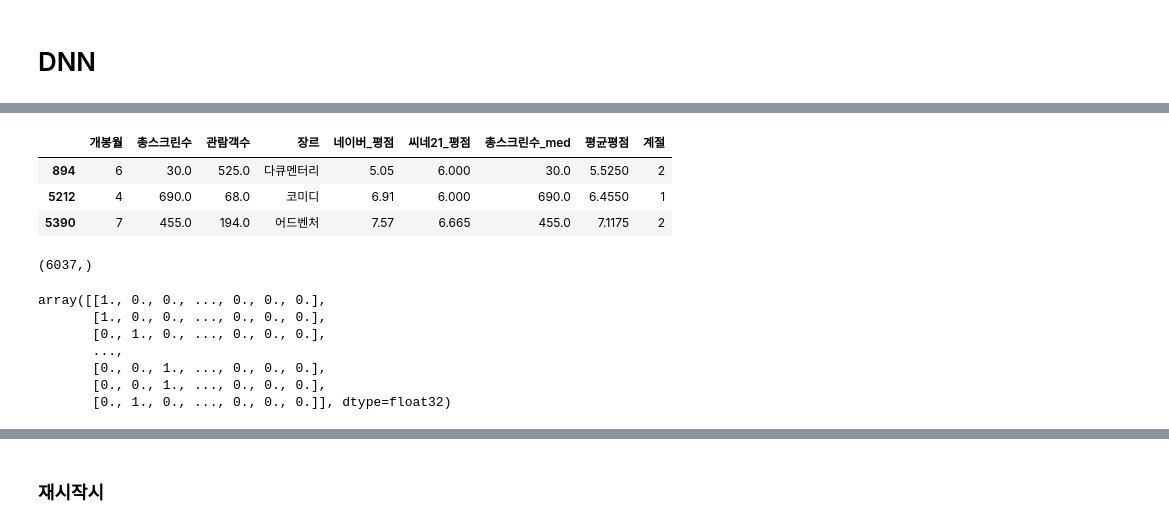
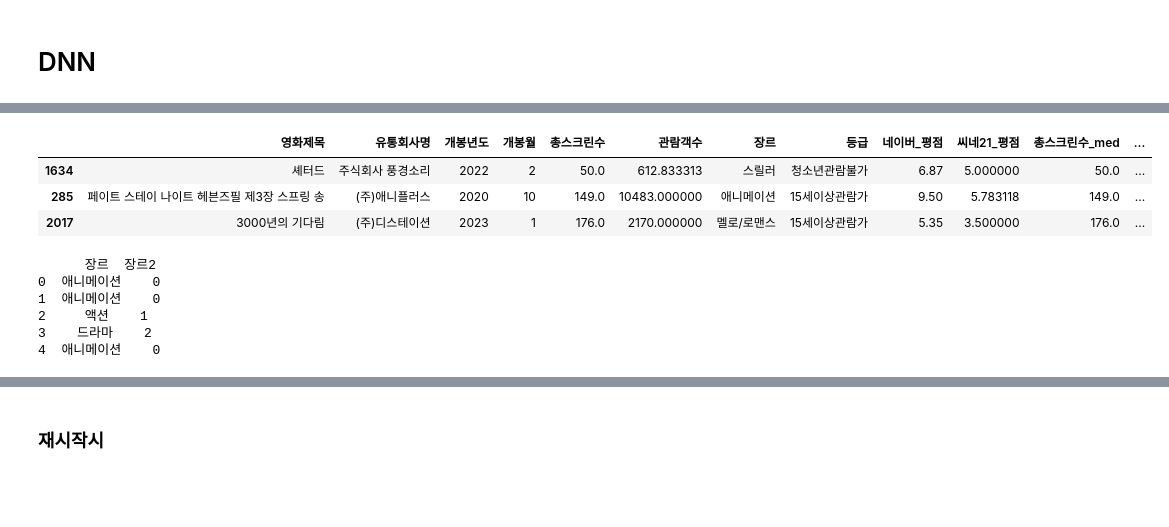
Before and after one commit to yeonhwa88/1stPersonalProject, a Jupyter notebook: movie_project.ipynb, the cells around one changed output, grey strips where cells are left out. Saved outputs shown, nothing was run; the diff lists cells and outputs as text; code cells hidden in the pictures; blank space fills up the shorter version.

```diff
--- a/movie_project.ipynb
+++ b/movie_project.ipynb
@@ -599,32 +596,23 @@ def season(month):
     else :
         return '4'
 # %%
-movies_dnn['계절'] = movies_dnn['개봉월'].apply(season)
-movies_dnn.sample(3)
+movies_mean['계절'] = movies_mean['개봉월'].apply(season)
+movies_mean.sample(3)
 # %% [output]
-|  | 개봉월 | 총스크린수 | 관람객수 | 장르 | 네이버_평점 | 씨네21_평점 | 총스크린수_med | 평균평점 | 계절 |
-| 894 | 6 | 30.0 | 525.0 | 다큐멘터리 | 5.05 | 6.000 | 30.0 | 5.5250 | 2 |
-| 5212 | 4 | 690.0 | 68.0 | 코미디 | 6.91 | 6.000 | 690.0 | 6.4550 | 1 |
-| 5390 | 7 | 455.0 | 194.0 | 어드벤처 | 7.57 | 6.665 | 455.0 | 7.1175 | 2 |
+|  | 영화제목 | 유통회사명 | 개봉년도 | 개봉월 | 총스크린수 | 관람객수 | 장르 | 등급 | 네이버_평점 | 씨네21_평점 | 총스크린수_med | ... |
+| 1634 | 셰터드 | 주식회사 풍경소리 | 2022 | 2 | 50.0 | 612.833313 | 스릴러 | 청소년관람불가 | 6.87 | 5.000000 | 50.0 | ... |
+| 285 | 페이트 스테이 나이트 헤븐즈필 제3장 스프링 송 | (주)애니플러스 | 2020 | 10 | 149.0 | 10483.000000 | 애니메이션 | 15세이상관람가 | 9.50 | 5.783118 | 149.0 | ... |
+| 2017 | 3000년의 기다림 | (주)디스테이션 | 2023 | 1 | 176.0 | 2170.000000 | 멜로/로맨스 | 15세이상관람가 | 5.35 | 3.500000 | 176.0 | ... |
 # %%
 # 장르2를 만들어 번호와 이름이 같이 출력할수있게 딕셔너리로 변경
-movies_genre = {movie:idx   for idx, movie in enumerate(movies_dnn['장르'].unique())}
+movies_genre = {movie:idx   for idx, movie in enumerate(movies_mean['장르'].unique())}
 # movies_genre
-movies_dnn['장르2'] = movies_dnn['장르'].map(movies_genre)
-# print(movies_dnn[['장르', '장르2']])
+movies_mean['장르2'] = movies_mean['장르'].map(movies_genre)
+print(movies_mean[['장르', '장르2']].head())
+# %% [output]
+      장르  장르2
+0  애니메이션    0
+1  애니메이션    0
+2     액션    1
+3    드라마    2
+4  애니메이션    0
-# %%
-movies_dnn['장르2'].shape
-# %% [output]
-(6037,)
-# %%
-# 원핫인코딩
-onehot = to_categorical(movies_dnn['장르2'], num_classes=20)
-onehot
-# %% [output]
-array([[1., 0., 0., ..., 0., 0., 0.],
-       [1., 0., 0., ..., 0., 0., 0.],
-       [0., 1., 0., ..., 0., 0., 0.],
-       ...,
-       [0., 0., 1., ..., 0., 0., 0.],
-       [0., 0., 1., ..., 0., 0., 0.],
-       [0., 1., 0., ..., 0., 0., 0.]], dtype=float32)
```
Also changed, not shown: parts of 13 cells of this notebook, 1 other file.
